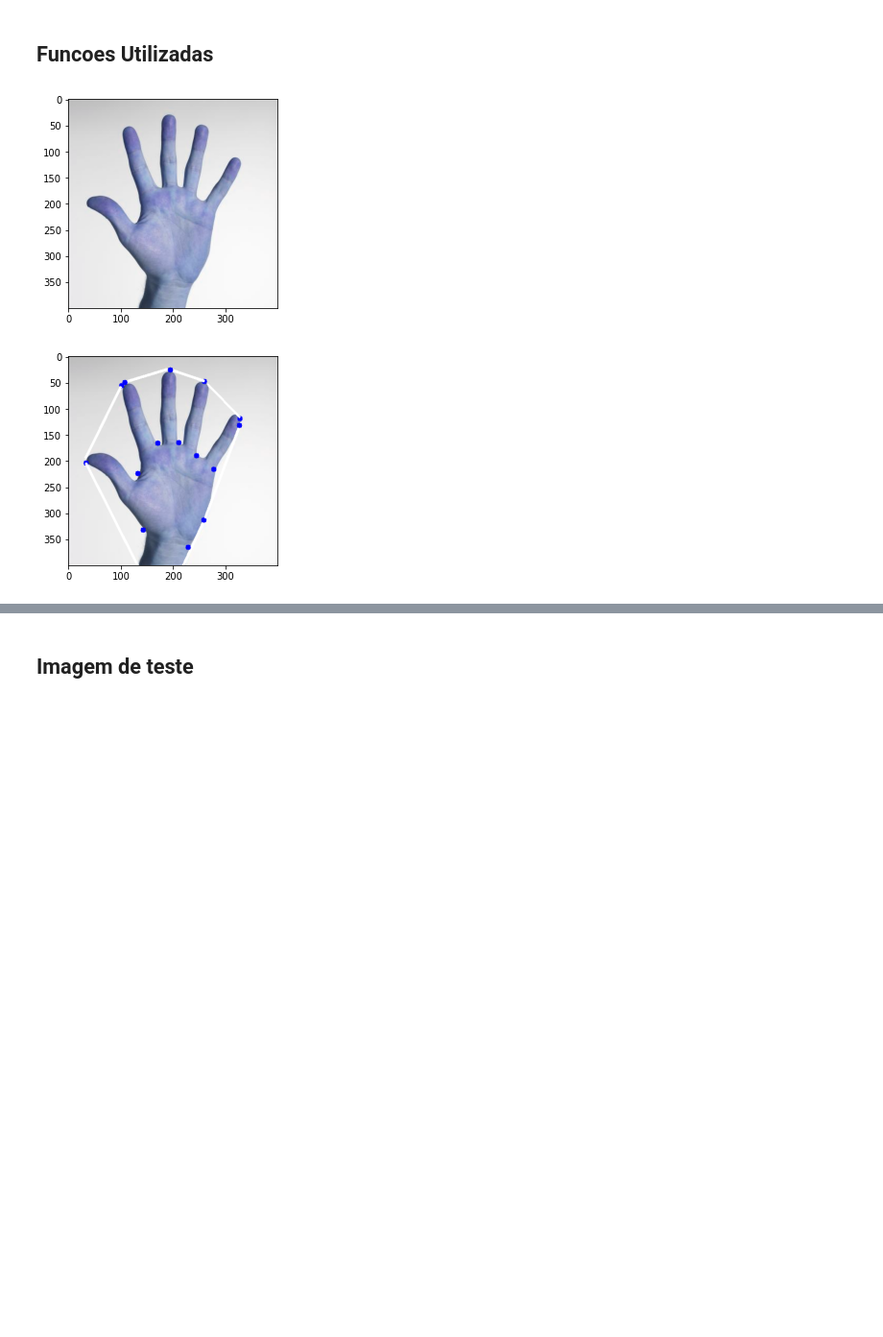
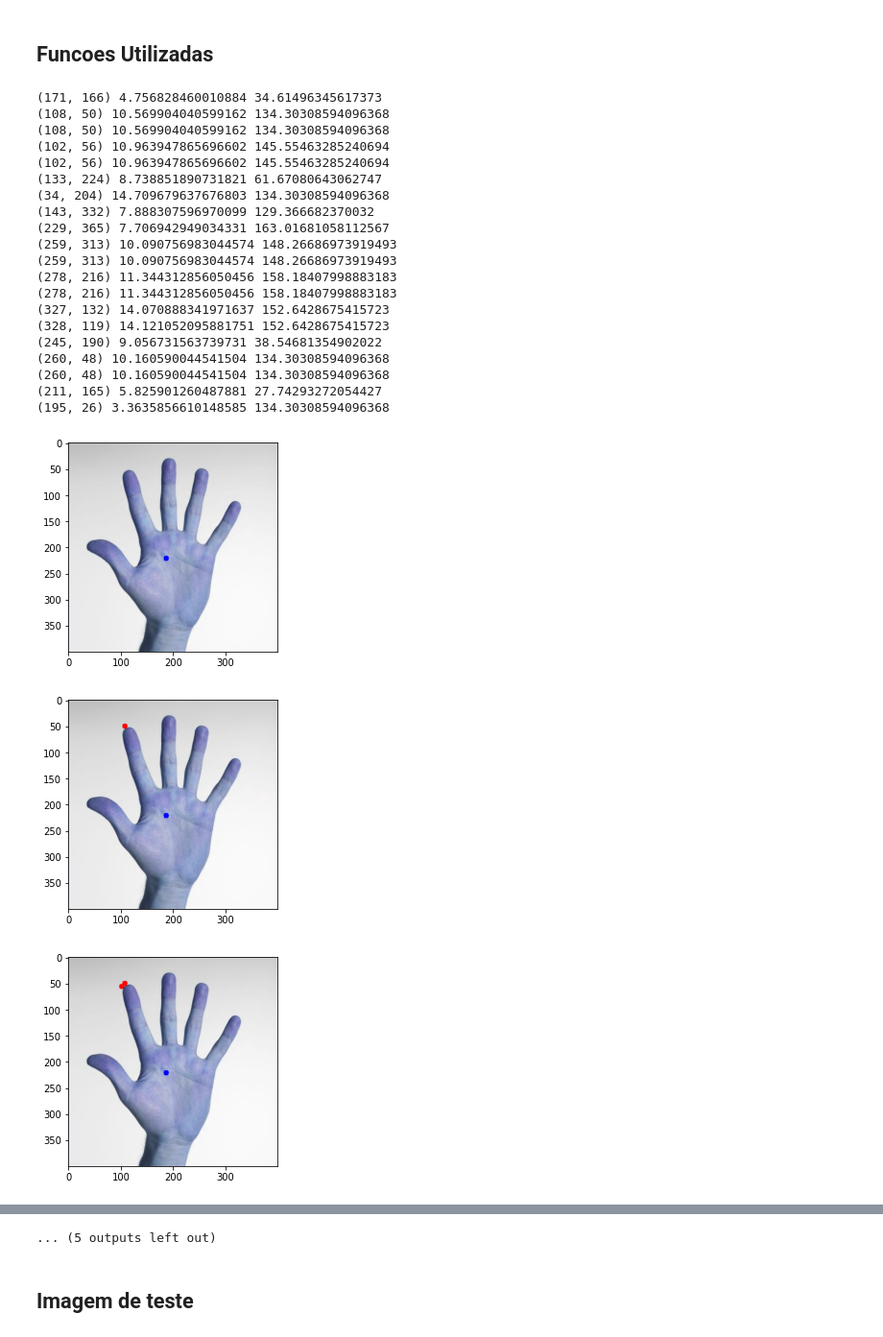
Before and after one commit to GodKelvin/PDI_Contagem_Dedos, a Jupyter notebook: Kelvin_Lehrback_Contagem_Dedos.ipynb, the cells around one changed output, grey strips where cells are left out. Shown at 96% size. Saved outputs shown, nothing was run; the diff lists cells and outputs as text; code cells hidden in the pictures; blank space fills up the shorter version.

Commit message:
wip teste em video libras

```diff
--- a/Kelvin_Lehrback_Contagem_Dedos.ipynb
+++ b/Kelvin_Lehrback_Contagem_Dedos.ipynb
@@ -246,7 +313,29 @@ def img_defects(imagem):
-# %%
-imagem_teste = "base1/mao5.jpg"
-imagem = cv2.imread(imagem_teste)
-img_defects(imagem.copy())
-# %% [output]
-[figure, removed]
-[figure, removed]
+# %%
+imagem_teste = "base1/mao5.jpg"
+imagem = cv2.imread(imagem_teste)
+img_convex = img_pontos_convex_dedos(imagem.copy())
+show_img(img_convex)
+# %% [output]
+(171, 166) 4.756828460010884 34.61496345617373
+(108, 50) 10.569904040599162 134.30308594096368
+(108, 50) 10.569904040599162 134.30308594096368
+(102, 56) 10.963947865696602 145.55463285240694
+(102, 56) 10.963947865696602 145.55463285240694
+(133, 224) 8.738851890731821 61.67080643062747
+(34, 204) 14.709679637676803 134.30308594096368
+(143, 332) 7.888307596970099 129.366682370032
+(229, 365) 7.706942949034331 163.01681058112567
+(259, 313) 10.090756983044574 148.26686973919493
+(259, 313) 10.090756983044574 148.26686973919493
+(278, 216) 11.344312856050456 158.18407998883183
+(278, 216) 11.344312856050456 158.18407998883183
+(327, 132) 14.070888341971637 152.6428675415723
+(328, 119) 14.121052095881751 152.6428675415723
+(245, 190) 9.056731563739731 38.54681354902022
+(260, 48) 10.160590044541504 134.30308594096368
+(260, 48) 10.160590044541504 134.30308594096368
+(211, 165) 5.825901260487881 27.74293272054427
+(195, 26) 3.3635856610148585 134.30308594096368
+[figure, added]
+[figure, added]
+[figure, added]
@@ -253,3 +350,4 @@ img_defects(imagem.copy())
+... (5 outputs left out)
 # %% [markdown]
 ## Imagem de teste
 # %% [markdown]
```
Also changed, not shown: parts of 9 cells of this notebook, 1 other file.
